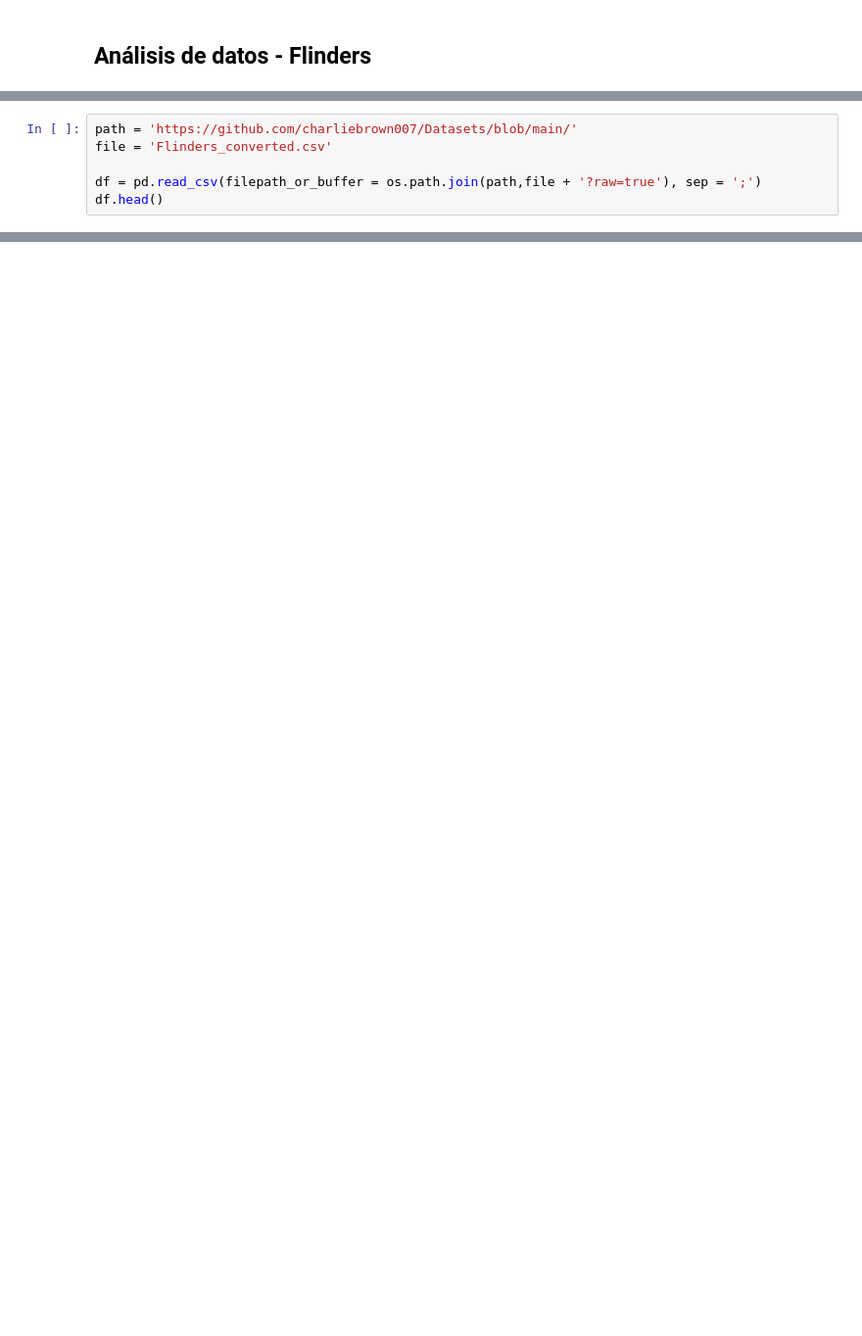
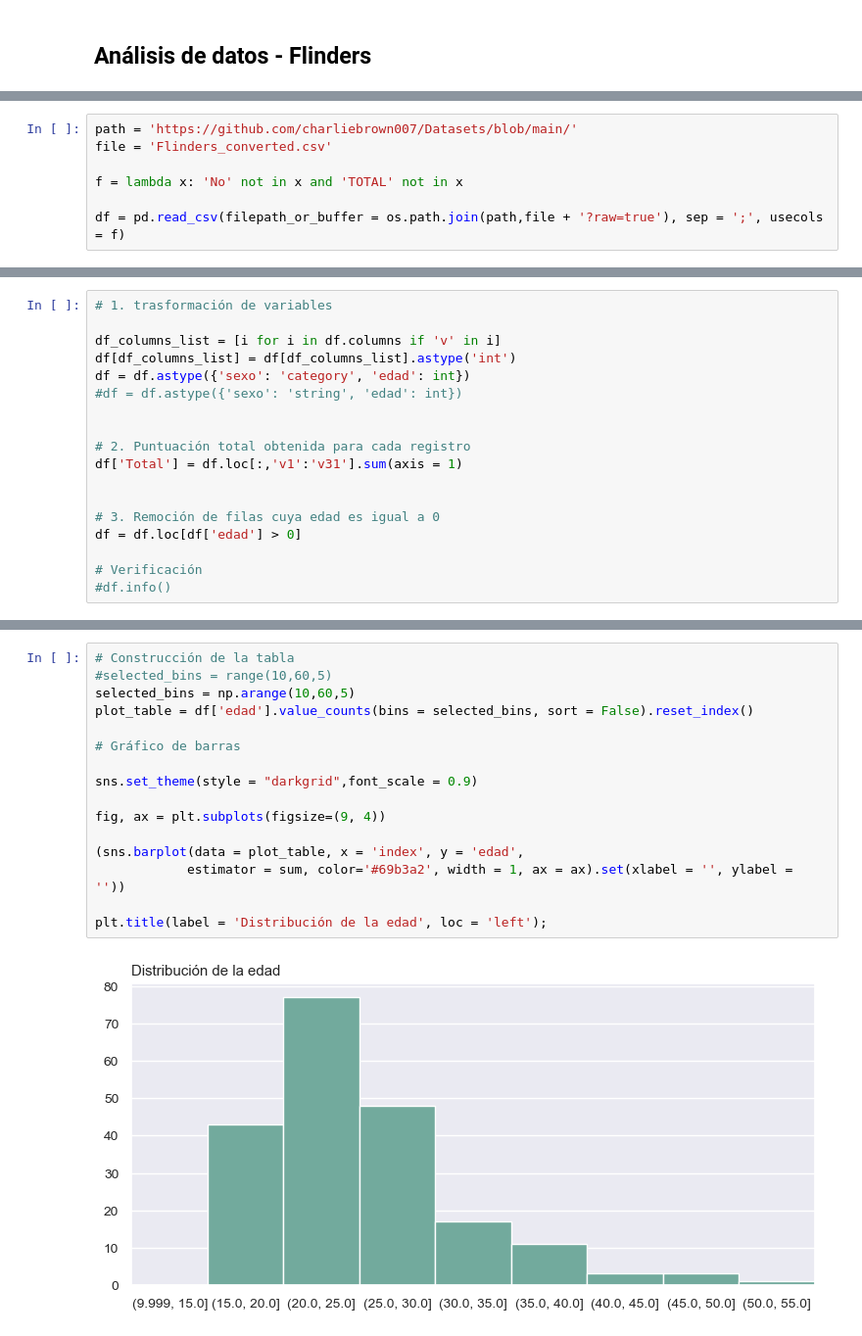
Before and after one commit to charliebrown007/05-Case_Analysis, a Jupyter notebook: 5. FLINDERS/Análisis FLINDERS.ipynb, the cells around one changed output, grey strips where cells are left out. Shown at 98% size. Drawn from its saved outputs; the diff is of its cells as text; blank space fills up the shorter version.

```diff
--- a/5. FLINDERS/Análisis FLINDERS.ipynb
+++ b/5. FLINDERS/Análisis FLINDERS.ipynb
@@ -10,5 +14,6 @@ import pandas as pd, numpy as np, matplotlib.pyplot as plt, seaborn as sns, os
 path = 'https://github.com/charliebrown007/Datasets/blob/main/'
 file = 'Flinders_converted.csv'
 
-df = pd.read_csv(filepath_or_buffer = os.path.join(path,file + '?raw=true'), sep = ';')
-df.head()
+f = lambda x: 'No' not in x and 'TOTAL' not in x
+
+df = pd.read_csv(filepath_or_buffer = os.path.join(path,file + '?raw=true'), sep = ';', usecols = f)
@@ -66,0 +81,18 @@ memory usage: 56.2 KB
+# %%
+# 1. trasformación de variables
+
+df_columns_list = [i for i in df.columns if 'v' in i]
+df[df_columns_list] = df[df_columns_list].astype('int')
+df = df.astype({'sexo': 'category', 'edad': int})
+#df = df.astype({'sexo': 'string', 'edad': int})
+
+
+# 2. Puntuación total obtenida para cada registro
+df['Total'] = df.loc[:,'v1':'v31'].sum(axis = 1)
+
+
+# 3. Remoción de filas cuya edad es igual a 0
+df = df.loc[df['edad'] > 0]
+
+# Verificación
+#df.info()
@@ -66,0 +147,18 @@ memory usage: 56.2 KB
+# %%
+# Construcción de la tabla
+#selected_bins = range(10,60,5)
+selected_bins = np.arange(10,60,5)
+plot_table = df['edad'].value_counts(bins = selected_bins, sort = False).reset_index()
+
+# Gráfico de barras
+
+sns.set_theme(style = "darkgrid",font_scale = 0.9)
+
+fig, ax = plt.subplots(figsize=(9, 4))
+
+(sns.barplot(data = plot_table, x = 'index', y = 'edad',
+            estimator = sum, color='#69b3a2', width = 1, ax = ax).set(xlabel = '', ylabel = ''))
+
+plt.title(label = 'Distribución de la edad', loc = 'left');
+# %% [output]
+[figure, added]
```
Also changed, not shown: parts of 37 cells of this notebook, 1 other file.
